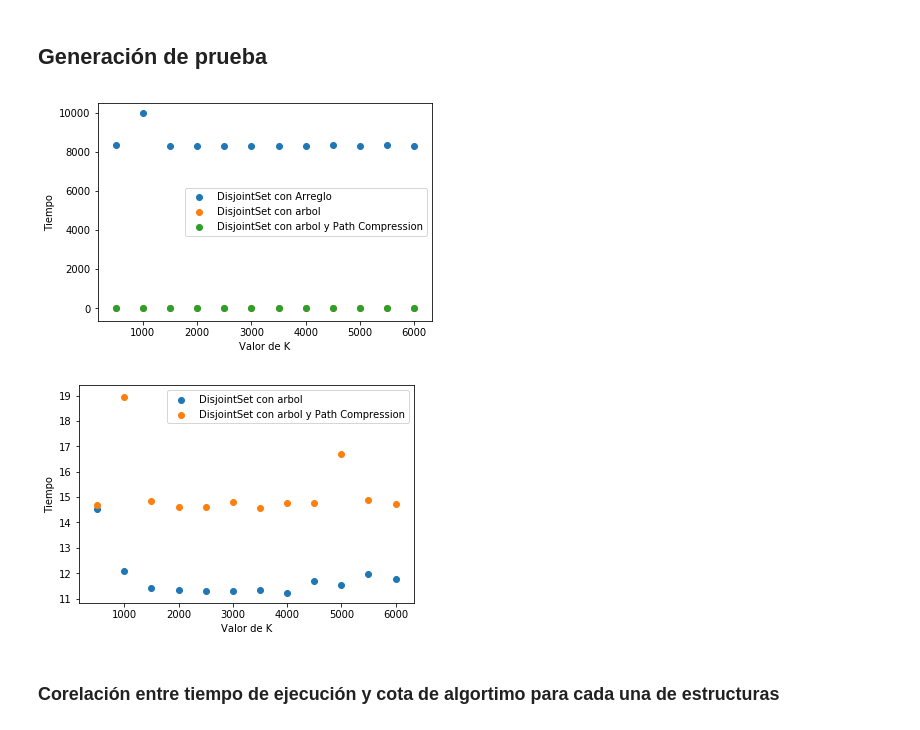
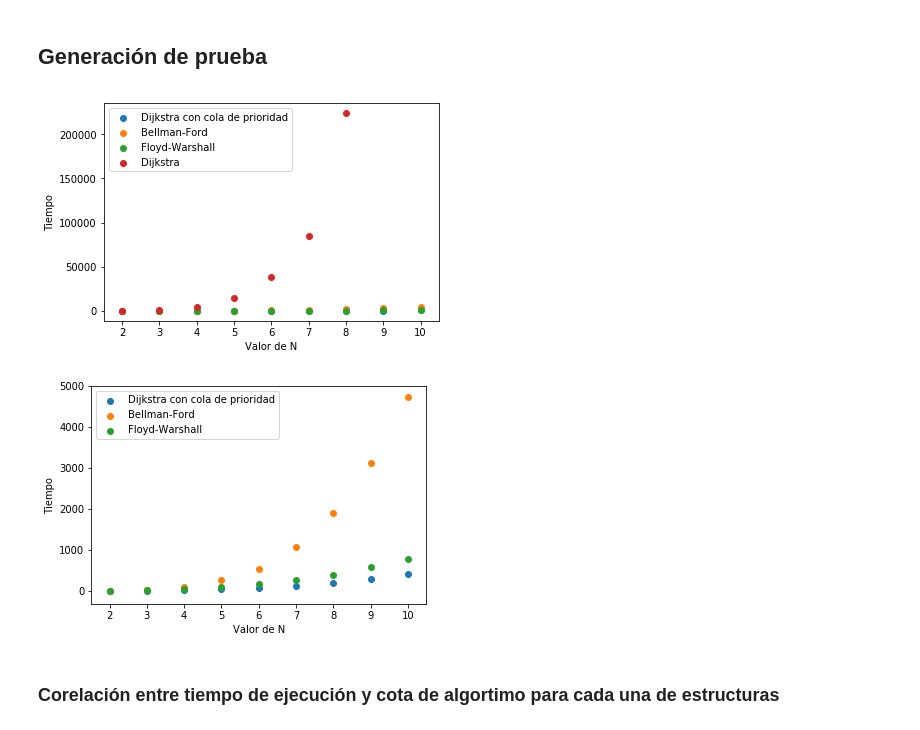
Before and after one commit to chino117/Algo3-TP2, a Jupyter notebook: Experimentacion/ej2/exp1_medicion-tiempos.ipynb, the cells around one changed output. Saved outputs shown, nothing was run; the diff lists cells and outputs as text; code cells hidden in the pictures.

```diff
--- a/Experimentacion/ej2/exp1_medicion-tiempos.ipynb
+++ b/Experimentacion/ej2/exp1_medicion-tiempos.ipynb
@@ -32,9 +33,14 @@ for n in tamanios:
         m = m + 1
     ejes = ejes_posibles[0:m]
 
-    file = f"exp_random_{n}nodos_{m}ejes.txt"
+    file = {
+        "n": n,
+        "m": m,
+        "name": f"exp_random_{n}nodos_{m}ejes.txt",
+        "absPath": os.path.abspath(f"{input_path}/exp_random_{n}nodos_{m}ejes.txt")
+    }
 
-    f = open(f"{input_path}/{file}", "w")
+    f = open(file["absPath"], "w")
     f.write(f"{n} {m}\n")
     for i in range(0,n):
         costo = random.randint(1,100)
@@ -44,46 +50,57 @@ for n in tamanios:
         f.write(f"{src} {dest} {distancia}\n")
     f.close()
 
-    files.append(os.path.abspath(f"{input_path}/{file}"))
+    files.append(file)
 # %%
-resultFile = f"{input_path}/results.csv"
+def run(file,metodo):
+
+    completado = subprocess.run(["../../Resolucion/bin/ej2",file["absPath"],str(metodo)], stdout=subprocess.PIPE, universal_newlines=True)
+    if completado.returncode != 0:
+        return "ERROR: El programa finalizo de forma incorrecta. Parametros usados: k={0} metodo={1}".format(k,metodo)
+    else:
+        return completado.stdout
+
+resultFile = f"{input_path}/results.txt"
+tiempos = "./ej2_tiempos.csv"
 f = open(resultFile,"a+")
 for file in files:
-    completado = subprocess.run(["../../Resolucion/bin/ej2",file,str(4)], stdout=subprocess.PIPE, universal_newlines=True)
-    f.write(completado.stdout)
-    if completado.returncode != 0:
-        print("ERROR: El programa finalizo de forma incorrecta. Parametros usados: k={0} metodo={1}".format(k,metodo))
+    for i in range(1,repeticiones):
+        if(file["n"] < 7):
+            f.write(run(file,0)) #Dijkstra Arreglo
+        f.write(run(file,1)) #Dijkstra Cola
+        f.write(run(file,2)) #BellmanFord
+        f.write(run(file,3)) #FloydWarshall
+
 f.close()
 # %%
-csv = pandas.read_csv(resultFile)
+csv = pandas.read_csv(tiempos)
 # %%
 plt.clf()
 for method in csv["Metodo"].unique():
     csvOnlyNames = csv.dropna(subset=['Filename'])
     methodResults = csvOnlyNames[csvOnlyNames["Metodo"]==method]
-    resultsByK = [np.median(methodResults[methodResults["k"] == k]["Tiempo"]) for k in kRange]
-    plt.scatter(kRange,resultsByK,label=method)
+    resultsByN = [np.median(methodResults[methodResults["n"] == n]["Tiempo"]) for n in tamanios]
+    plt.scatter(tamanios,resultsByN,label=method)
 
 
 plt.legend();
-plt.xlabel("Valor de K")
+plt.xlabel("Valor de N")
 plt.ylabel("Tiempo");
 # %% [output]
-[figure, old version]
+[figure, new version]
 # %%
 plt.clf()
 for method in csv["Metodo"].unique():
-    if method != "DisjointSet con Arreglo":
+    if method != "Dijkstra":
         csvOnlyNames = csv.dropna(subset=['Filename'])
         methodResults = csvOnlyNames[csvOnlyNames["Metodo"]==method]
-        resultsByK = [np.median(methodResults[methodResults["k"] == k]["Tiempo"]) for k in kRange]
-        plt.scatter(kRange,resultsByK,label=method)
-
+        resultsByN = [np.median(methodResults[methodResults["n"] == n]["Tiempo"]) for n in tamanios]
+        plt.scatter(tamanios,resultsByN,label=method)
 
 plt.legend();
-plt.xlabel("Valor de K")
+plt.xlabel("Valor de N")
 plt.ylabel("Tiempo");
 # %% [output]
-[figure, old version]
+[figure, new version]
 # %% [markdown]
 ### Corelación entre tiempo de ejecución y cota de algortimo para cada una de estructuras
```
Also changed, not shown: parts of 5 cells of this notebook, 1 other file.
